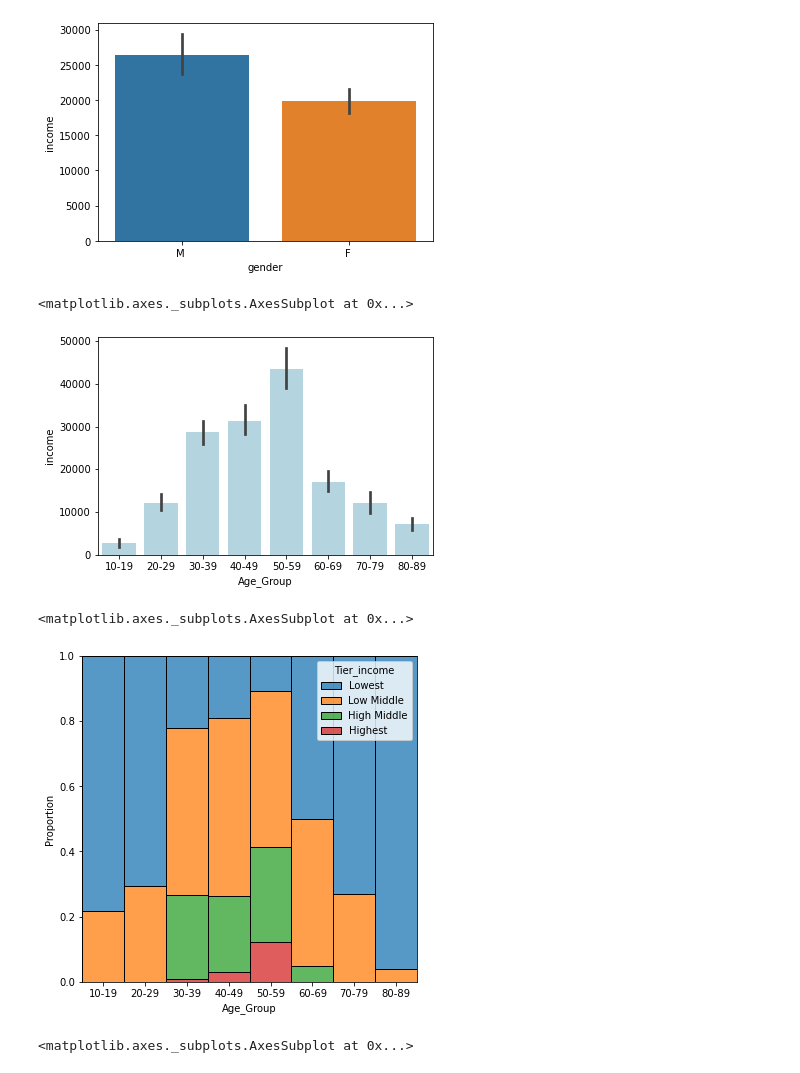
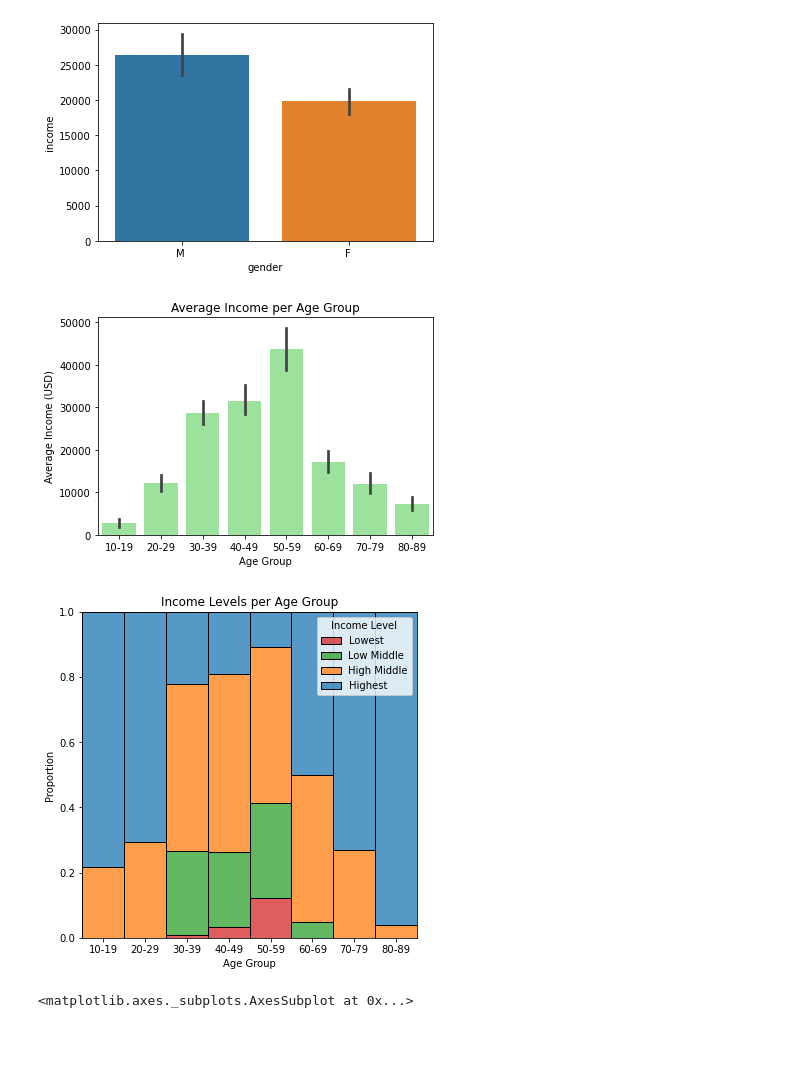
Before and after one commit to MudSnail/Mini-Project3, a Jupyter notebook: Demographics.ipynb, the cells around one changed output. Saved outputs shown, nothing was run; the diff lists cells and outputs as text; code cells hidden in the pictures; blank space fills up the shorter version.

Commit message:
Updated
Saved images to plot file. Played around with PCA plots

```diff
--- a/Demographics.ipynb
+++ b/Demographics.ipynb
@@ -166,19 +162,28 @@ sns.barplot(data=customer, x= 'gender', y = 'income')
 # %%
 #Average Income vs age groups
 groups=['10-19','20-29','30-39','40-49','50-59','60-69','70-79','80-89']
-sns.barplot(data=customer, x= 'Age_Group', y = 'income', order=groups, color='lightblue')
+ax = sns.barplot(data=customer, x= 'Age_Group', y = 'income', order=groups, color='lightgreen', label='big')
+ax.set(xlabel='Age Group', ylabel='Average Income (USD)', title='Average Income per Age Group')
+
+plt.show()
+
+fig = ax.get_figure()
+fig.savefig('Plots/Ave_income.png')
 # %% [output]
-<matplotlib.axes._subplots.AxesSubplot at 0x...>
-[figure, old version]
+[figure, new version]
 # %%
 #Proportion of income levels per each Age Group
 plt.figure(figsize=(6,6))
 groups=['Lowest','Low Middle','High Middle','Highest']
-sns.histplot(data=customer, x = 'Age_Group',stat='proportion', hue='Tier_income',
-             multiple='fill', discrete=True, bins=groups)
+ax = sns.histplot(data=customer, x = 'Age_Group',stat='proportion', hue='Tier_income',
+             multiple='fill', discrete=True, bins=groups, label='big')
+ax.set(xlabel='Age Group', ylabel='Proportion', title='Income Levels per Age Group')
+ax.legend(title="Income Level", labels=['Lowest','Low Middle','High Middle','Highest'])
+plt.show()
+fig = ax.get_figure()
+fig.savefig('Plots/Proportion_income.png')
 # %% [output]
-<matplotlib.axes._subplots.AxesSubplot at 0x...>
-[figure, old version]
+[figure, new version]
 # %%
 #Proportion of Regions per Age Group
 plt.figure(figsize=(6,6))
```
Also changed, not shown: parts of 3 cells of this notebook, 22 other files.
